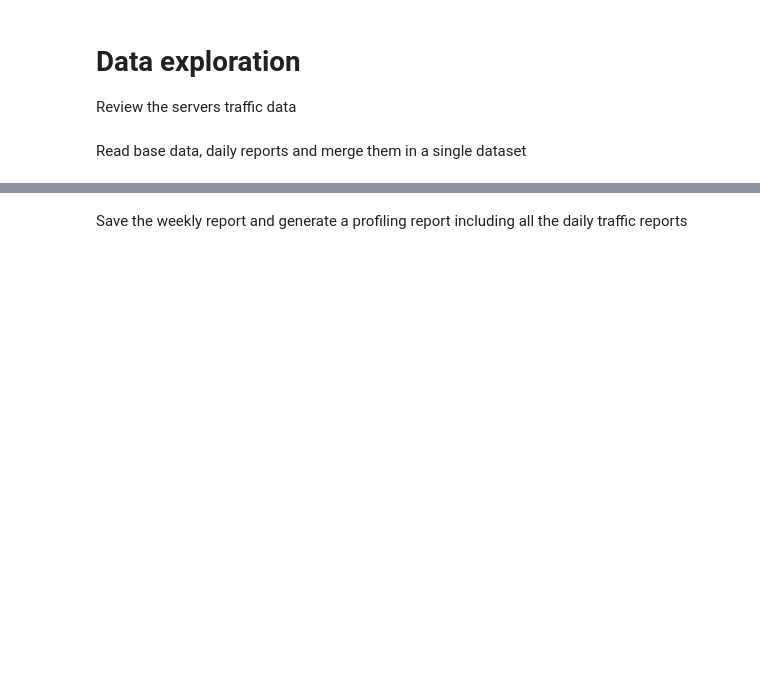
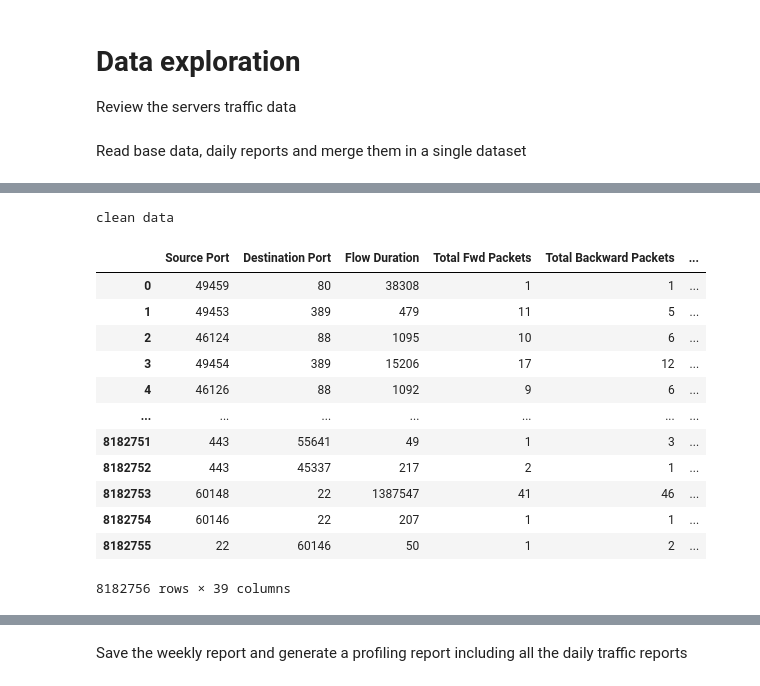
Before and after one commit to cmatteogr/generative-ml-malicious-traffic-wolf-in-sheeps-clothes, a Jupyter notebook: data_exploration.ipynb, the cells around one changed output, grey strips where cells are left out. Saved outputs shown, nothing was run; the diff lists cells and outputs as text; code cells hidden in the pictures; blank space fills up the shorter version.

```diff
--- a/data_exploration.ipynb
+++ b/data_exploration.ipynb
@@ -35,0 +13,21 @@ weekly_traffic_df
+# %%
+traffic_filepath = './data/Weekly-WorkingHours_report.csv'
+traffic_df = pd.read_csv(traffic_filepath, low_memory=False)
+# keep only relevant columns
+traffic_df = traffic_df[RELEVANT_COLUMNS]
+traffic_df
+# %% [output]
+clean data
+|  | Source Port | Destination Port | Flow Duration | Total Fwd Packets | Total Backward Packets | ... |
+| 0 | 49459 | 80 | 38308 | 1 | 1 | ... |
+| 1 | 49453 | 389 | 479 | 11 | 5 | ... |
+| 2 | 46124 | 88 | 1095 | 10 | 6 | ... |
+| 3 | 49454 | 389 | 15206 | 17 | 12 | ... |
+| 4 | 46126 | 88 | 1092 | 9 | 6 | ... |
+| ... | ... | ... | ... | ... | ... | ... |
+| 8182751 | 443 | 55641 | 49 | 1 | 3 | ... |
+| 8182752 | 443 | 45337 | 217 | 2 | 1 | ... |
+| 8182753 | 60148 | 22 | 1387547 | 41 | 46 | ... |
+| 8182754 | 60146 | 22 | 207 | 1 | 1 | ... |
+| 8182755 | 22 | 60146 | 50 | 1 | 2 | ... |
+8182756 rows × 39 columns
```
Also changed, not shown: parts of 7 cells of this notebook, 4 other files.
